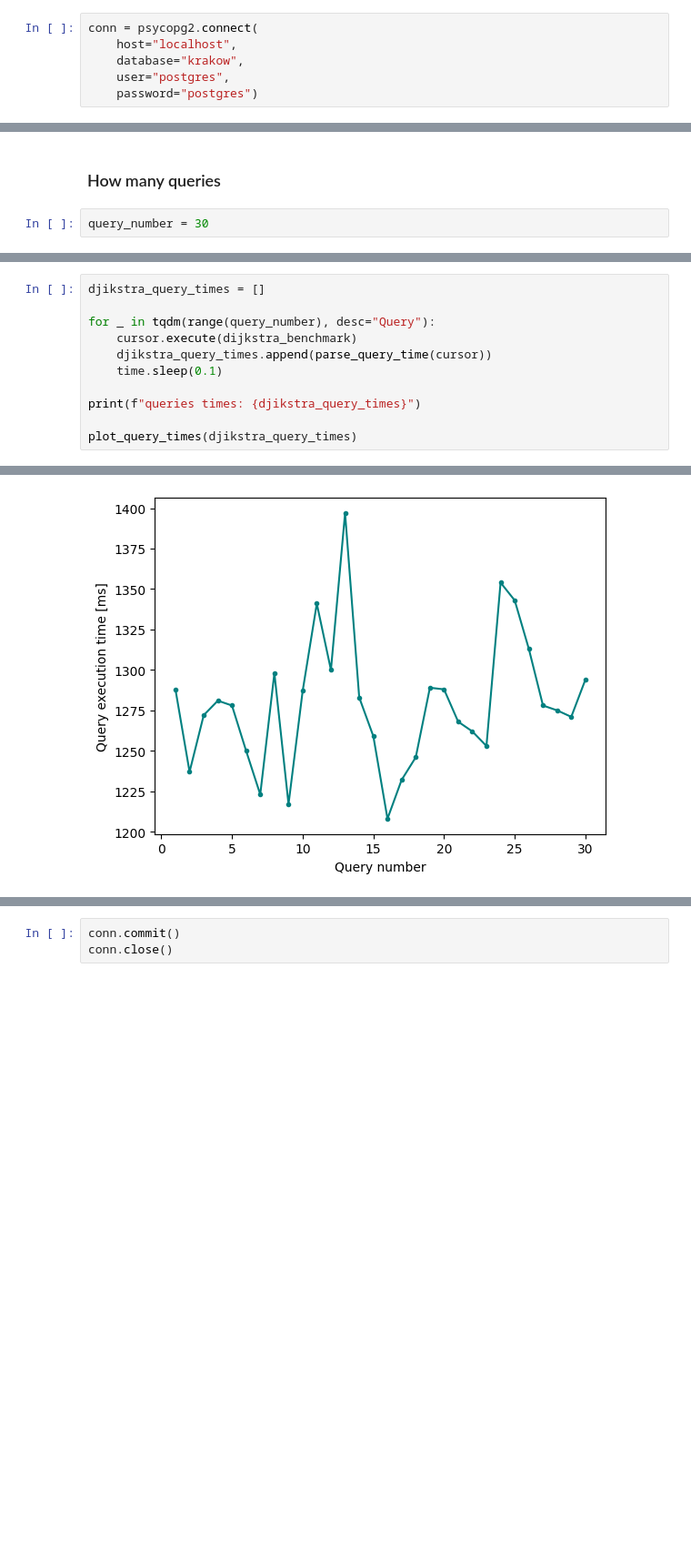
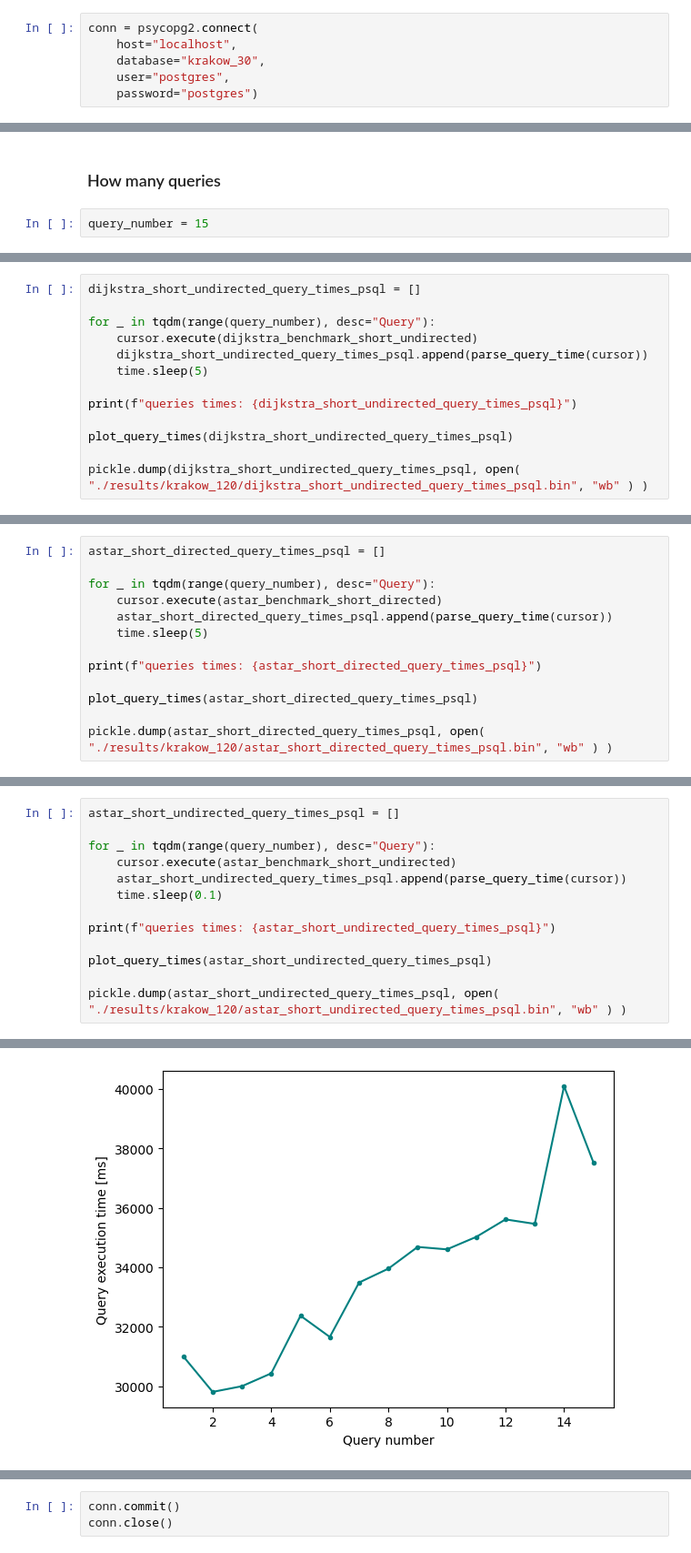
Before and after one commit to juliakisielewicz/graph-routing, a Jupyter notebook: benchmark_postgres.ipynb, the cells around one changed output, grey strips where cells are left out. Shown at 91% size. Drawn from its saved outputs; the diff is of its cells as text; blank space fills up the shorter version.

```diff
--- a/benchmark_postgres.ipynb
+++ b/benchmark_postgres.ipynb
@@ -11,7 +12,7 @@ import matplotlib.pyplot as plt
 # %%
 conn = psycopg2.connect(
     host="localhost",
-    database="krakow",
+    database="krakow_30",
     user="postgres",
     password="postgres")
 # %%
@@ -111,4 +163,4 @@ def parse_query_time(cursor):
 # %% [markdown]
 ### How many queries
 # %%
-query_number = 30
+query_number = 15
@@ -122,0 +191,13 @@ query time: 1250 ms
+# %%
+dijkstra_short_undirected_query_times_psql = []
+
+for _ in tqdm(range(query_number), desc="Query"):
+    cursor.execute(dijkstra_benchmark_short_undirected)
+    dijkstra_short_undirected_query_times_psql.append(parse_query_time(cursor))
+    time.sleep(5)
+
+print(f"queries times: {dijkstra_short_undirected_query_times_psql}")
+
+plot_query_times(dijkstra_short_undirected_query_times_psql)
+
+pickle.dump(dijkstra_short_undirected_query_times_psql, open( "./results/krakow_120/dijkstra_short_undirected_query_times_psql.bin", "wb" ) )
@@ -122,0 +213,13 @@ query time: 1250 ms
+# %%
+astar_short_directed_query_times_psql = []
+
+for _ in tqdm(range(query_number), desc="Query"):
+    cursor.execute(astar_benchmark_short_directed)
+    astar_short_directed_query_times_psql.append(parse_query_time(cursor))
+    time.sleep(5)
+
+print(f"queries times: {astar_short_directed_query_times_psql}")
+
+plot_query_times(astar_short_directed_query_times_psql)
+
+pickle.dump(astar_short_directed_query_times_psql, open( "./results/krakow_120/astar_short_directed_query_times_psql.bin", "wb" ) )
@@ -123,12 +231,14 @@ query time: 1250 ms
 # %%
-djikstra_query_times = []
+astar_short_undirected_query_times_psql = []
 
 for _ in tqdm(range(query_number), desc="Query"):
-    cursor.execute(dijkstra_benchmark)
-    djikstra_query_times.append(parse_query_time(cursor))
+    cursor.execute(astar_benchmark_short_undirected)
+    astar_short_undirected_query_times_psql.append(parse_query_time(cursor))
     time.sleep(0.1)
 
-print(f"queries times: {djikstra_query_times}")
+print(f"queries times: {astar_short_undirected_query_times_psql}")
 
-plot_query_times(djikstra_query_times)
+plot_query_times(astar_short_undirected_query_times_psql)
+
+pickle.dump(astar_short_undirected_query_times_psql, open( "./results/krakow_120/astar_short_undirected_query_times_psql.bin", "wb" ) )
 # %% [output]
@@ -136 +246 @@ queries times: [1288, 1237, 1272, 1281, 1278, 1250, 1223, 1298, 1217, 1287, 1341
-[figure, old version]
+[figure, new version]
```
Also changed, not shown: parts of 54 cells of this notebook, 5 other files.
